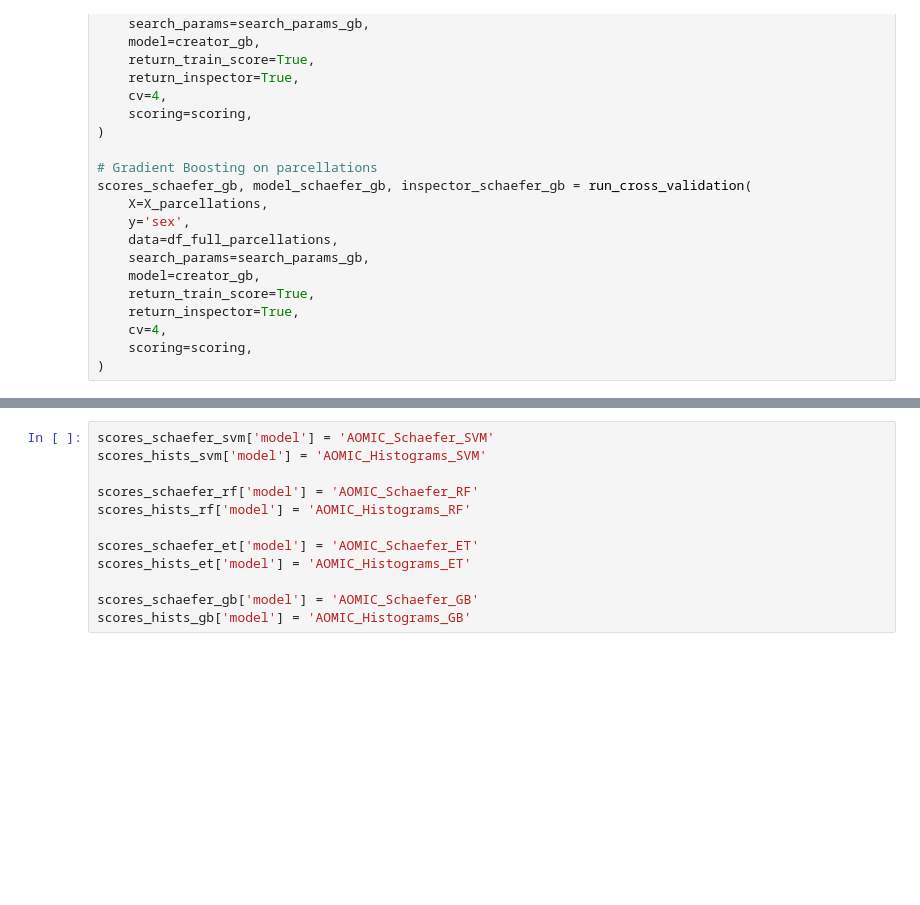
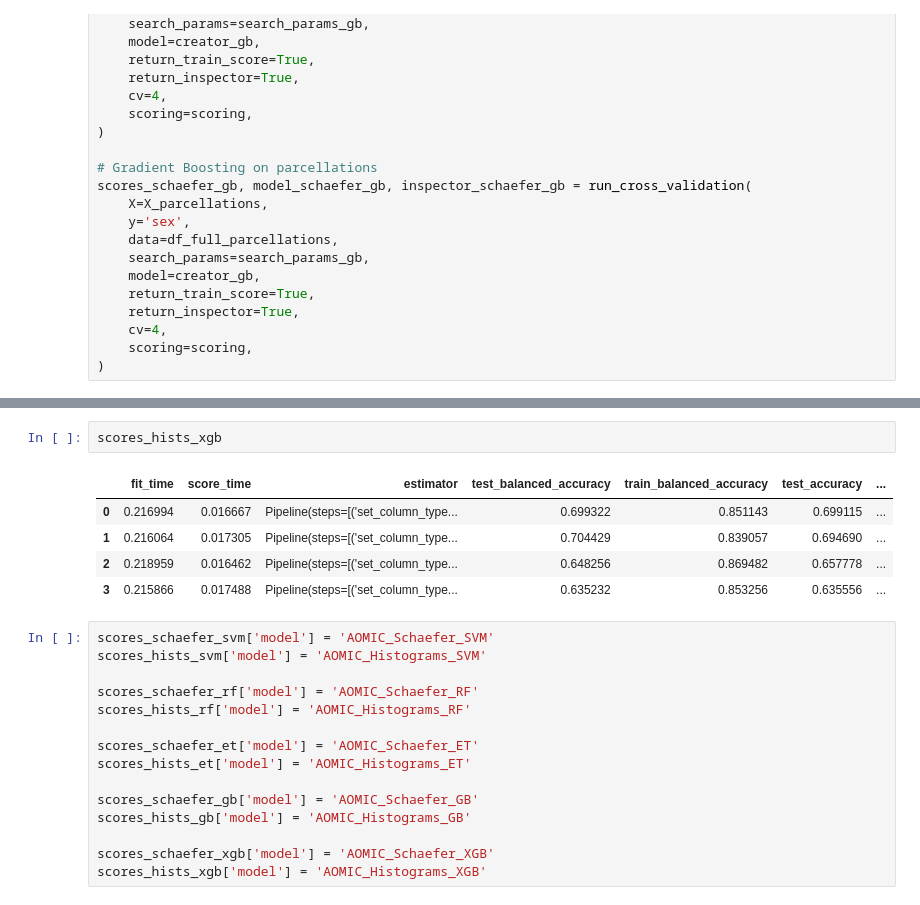
Before and after one commit to Cup-cake-lover/Julearn_predictions, a Jupyter notebook: AOMICID_1000_sexpreds.ipynb, the cells around one changed output, grey strips where cells are left out. Saved outputs shown, nothing was run; the diff lists cells and outputs as text; blank space fills up the shorter version.

```diff
--- a/AOMICID_1000_sexpreds.ipynb
+++ b/AOMICID_1000_sexpreds.ipynb
@@ -281,3 +290,11 @@ scores_hists_gb
+# %%
+scores_hists_xgb
+# %% [output]
+|  | fit_time | score_time | estimator | test_balanced_accuracy | train_balanced_accuracy | test_accuracy | ... |
+| 0 | 0.216994 | 0.016667 | Pipeline(steps=[('set_column_type... | 0.699322 | 0.851143 | 0.699115 | ... |
+| 1 | 0.216064 | 0.017305 | Pipeline(steps=[('set_column_type... | 0.704429 | 0.839057 | 0.694690 | ... |
+| 2 | 0.218959 | 0.016462 | Pipeline(steps=[('set_column_type... | 0.648256 | 0.869482 | 0.657778 | ... |
+| 3 | 0.215866 | 0.017488 | Pipeline(steps=[('set_column_type... | 0.635232 | 0.853256 | 0.635556 | ... |
 # %%
 scores_schaefer_svm['model'] = 'AOMIC_Schaefer_SVM'
 scores_hists_svm['model'] = 'AOMIC_Histograms_SVM'
@@ -290,4 +307,7 @@ scores_hists_et['model'] = 'AOMIC_Histograms_ET'
 
 scores_schaefer_gb['model'] = 'AOMIC_Schaefer_GB'
 scores_hists_gb['model'] = 'AOMIC_Histograms_GB'
+
+scores_schaefer_xgb['model'] = 'AOMIC_Schaefer_XGB'
+scores_hists_xgb['model'] = 'AOMIC_Histograms_XGB'
 # %%
```
Also changed, not shown: parts of 17 cells of this notebook.
